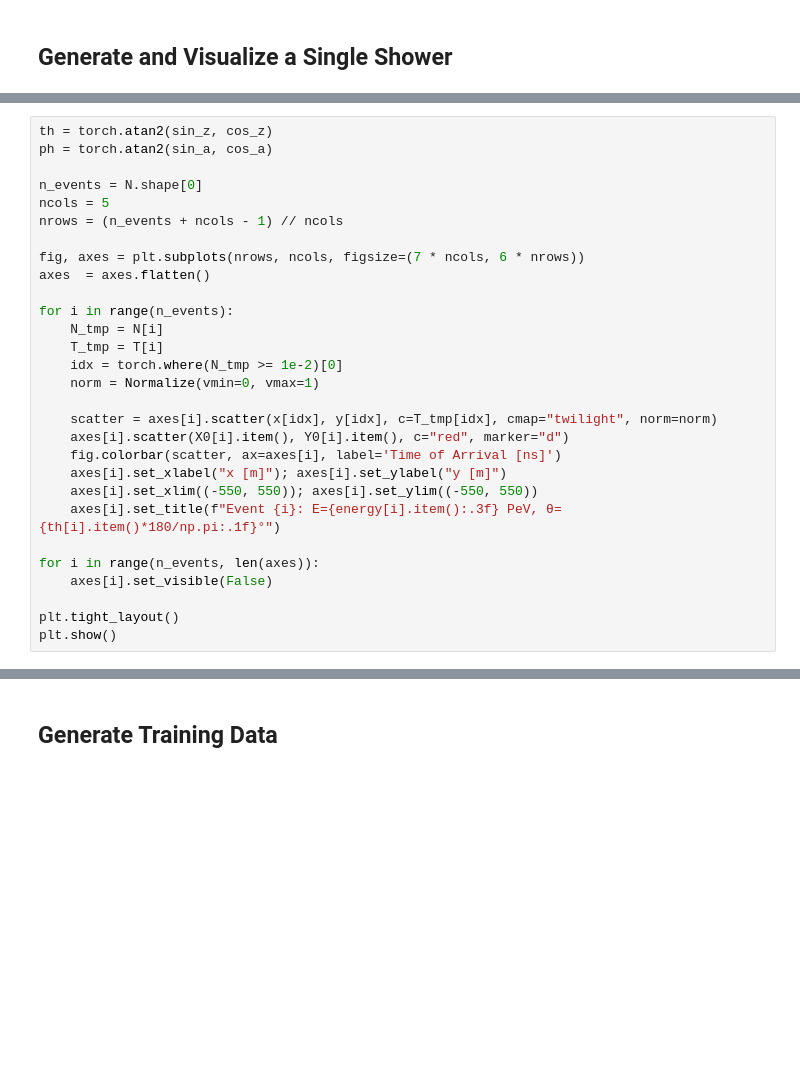
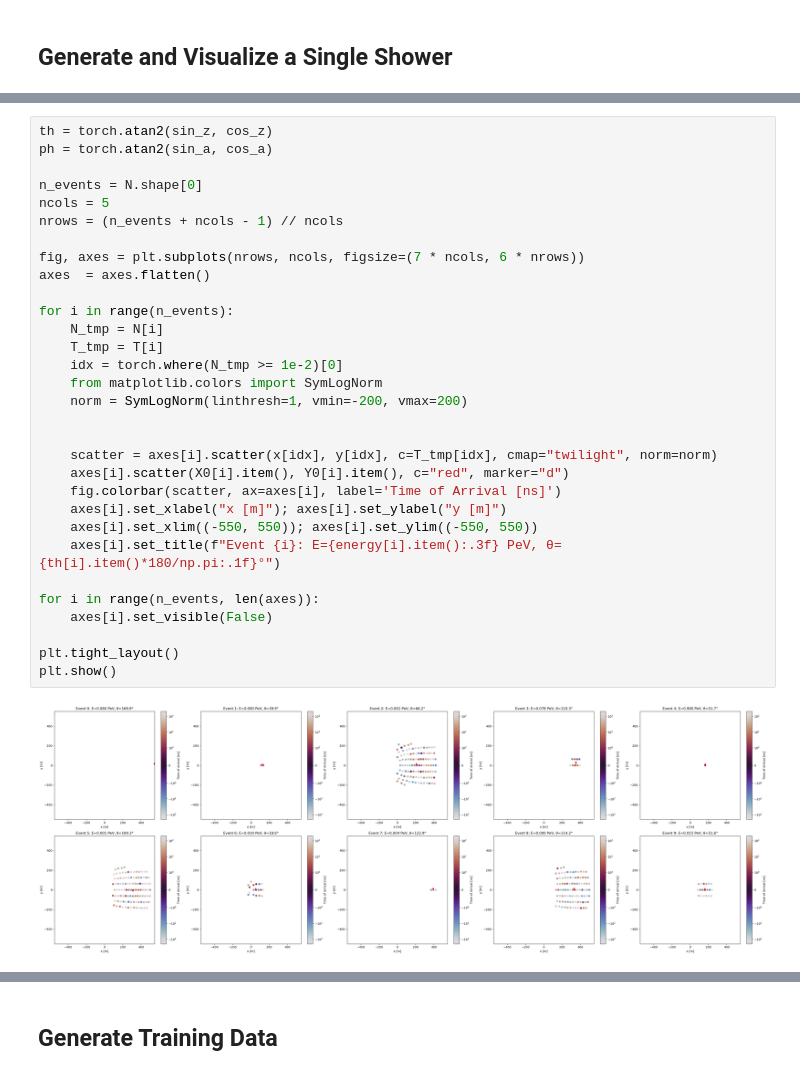
Before and after one commit to JayAgarwal25/TamboOpt-J, a Jupyter notebook: detector_optimization_v2/SWGOLO7_optimization.ipynb, the cells around one changed output, grey strips where cells are left out. Cells and saved outputs as stored; diff of their text form; blank space fills up the shorter version.

Commit message:
add plots

```diff
--- a/detector_optimization_v2/SWGOLO7_optimization.ipynb
+++ b/detector_optimization_v2/SWGOLO7_optimization.ipynb
@@ -176,29 +220,33 @@ plt.show()
 # %%
 th = torch.atan2(sin_z, cos_z)
 ph = torch.atan2(sin_a, cos_a)
 
 n_events = N.shape[0]
 ncols = 5
 nrows = (n_events + ncols - 1) // ncols
 
 fig, axes = plt.subplots(nrows, ncols, figsize=(7 * ncols, 6 * nrows))
 axes  = axes.flatten()
 
 for i in range(n_events):
     N_tmp = N[i]
     T_tmp = T[i]
     idx = torch.where(N_tmp >= 1e-2)[0]
-    norm = Normalize(vmin=0, vmax=1)
+    from matplotlib.colors import SymLogNorm
+    norm = SymLogNorm(linthresh=1, vmin=-200, vmax=200)
+
 
     scatter = axes[i].scatter(x[idx], y[idx], c=T_tmp[idx], cmap="twilight", norm=norm)
     axes[i].scatter(X0[i].item(), Y0[i].item(), c="red", marker="d")
     fig.colorbar(scatter, ax=axes[i], label='Time of Arrival [ns]')
     axes[i].set_xlabel("x [m]"); axes[i].set_ylabel("y [m]")
     axes[i].set_xlim((-550, 550)); axes[i].set_ylim((-550, 550))
     axes[i].set_title(f"Event {i}: E={energy[i].item():.3f} PeV, θ={th[i].item()*180/np.pi:.1f}°")
 
 for i in range(n_events, len(axes)):
     axes[i].set_visible(False)
 
 plt.tight_layout()
 plt.show()
+# %% [output]
+[figure, added]
```
Also changed, not shown: parts of 9 cells of this notebook, 1 other file.
